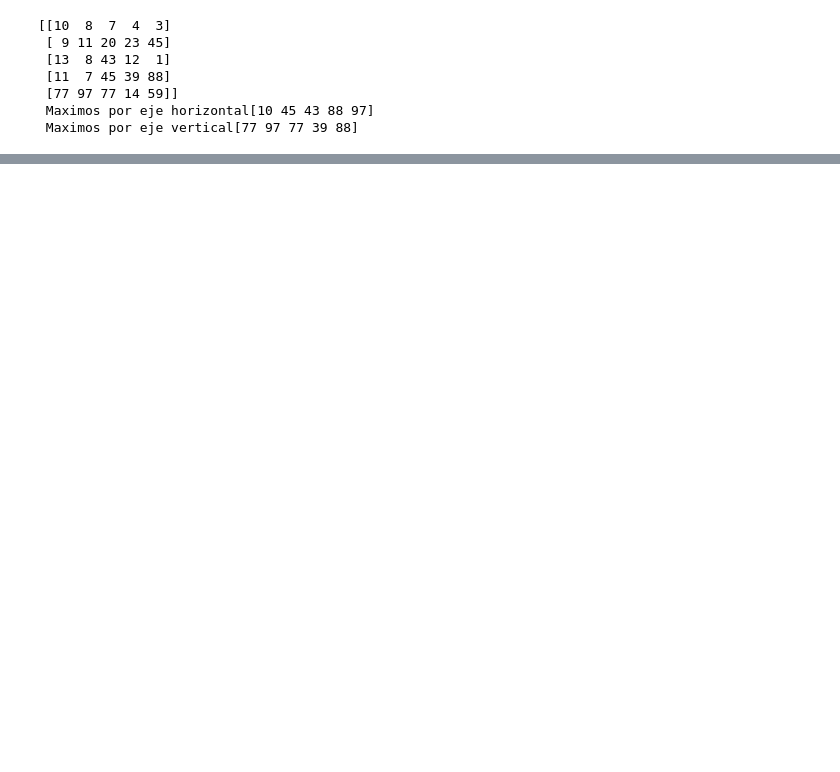
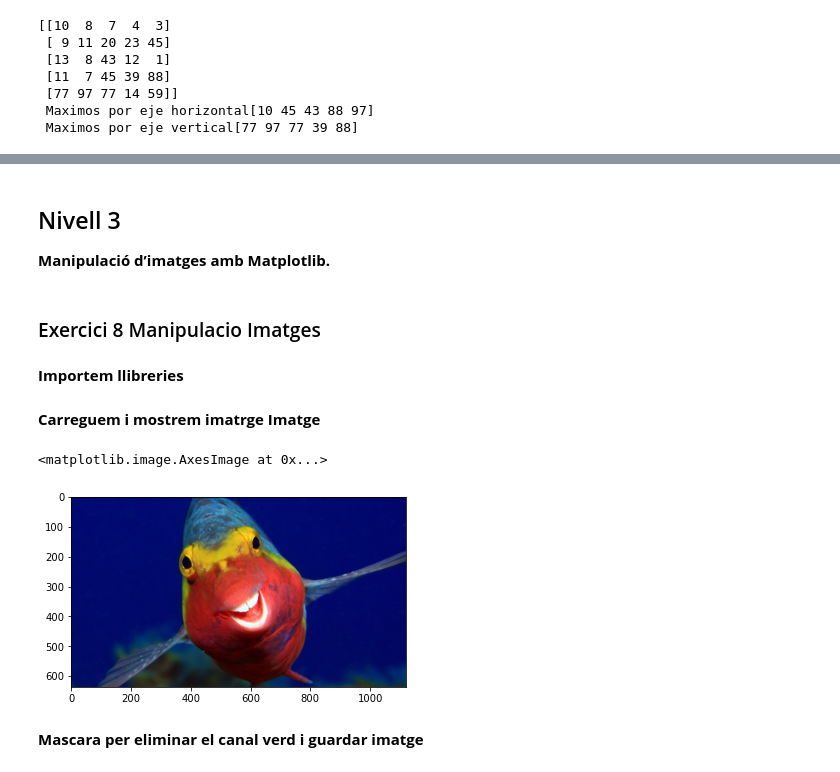
Before and after one commit to triaspj/tasques_ITAcademy, a Jupyter notebook: 02 Sprint/S02T02_EstructuraMatriu.ipynb, the cells around one changed output, grey strips where cells are left out. Cells and saved outputs as stored; diff of their text form; code cells hidden in the pictures; blank space fills up the shorter version.

Commit message:
S02 T02 fins nivell 3

```diff
--- a/02 Sprint/S02T02_EstructuraMatriu.ipynb
+++ b/02 Sprint/S02T02_EstructuraMatriu.ipynb
@@ -47,0 +225,7 @@ print(" Maximos por eje vertical" + str(nouArray1.max(axis=0)))
+# %% [markdown]
+## Nivell 3
+**Manipulació d’imatges amb Matplotlib.**
+# %% [markdown]
+### Exercici 8 Manipulacio Imatges
+# %% [markdown]
+****Importem llibreries****
@@ -47,0 +235,10 @@ print(" Maximos por eje vertical" + str(nouArray1.max(axis=0)))
+# %% [markdown]
+****Carreguem i mostrem imatrge Imatge****
+# %%
+imgOriginal = mpimg.imread('peix.png')
+plt.imshow(imgOriginal)
+# %% [output]
+<matplotlib.image.AxesImage at 0x...>
+[figure, added]
+# %% [markdown]
+****Mascara per eliminar el canal verd i guardar imatge****
```
Also changed, not shown: parts of 30 cells of this notebook, 3 other files.
